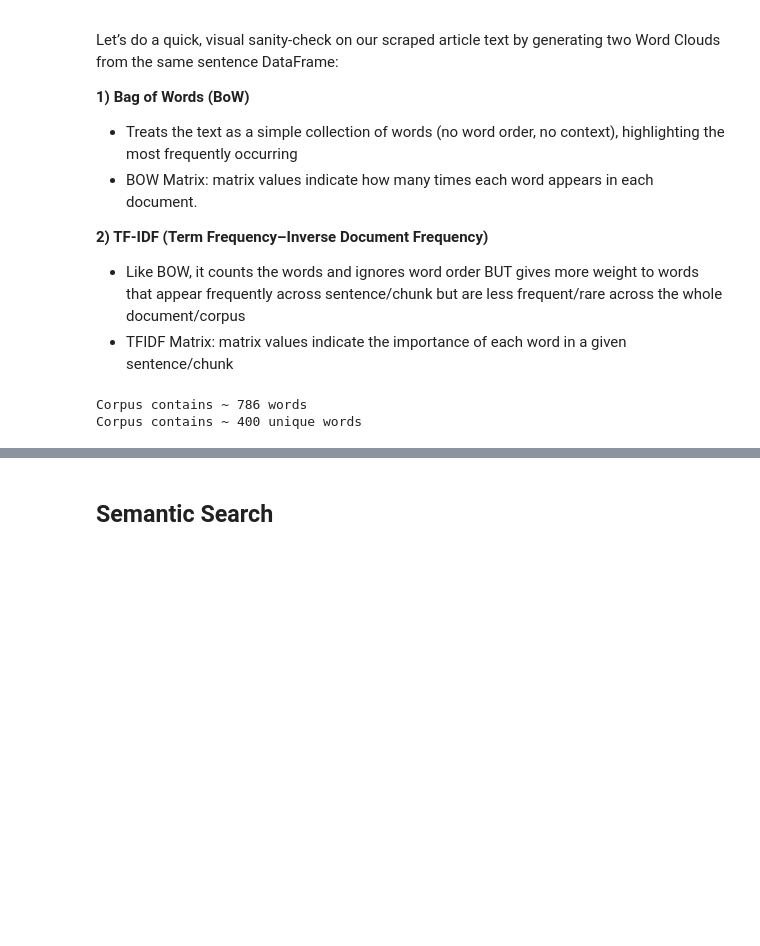
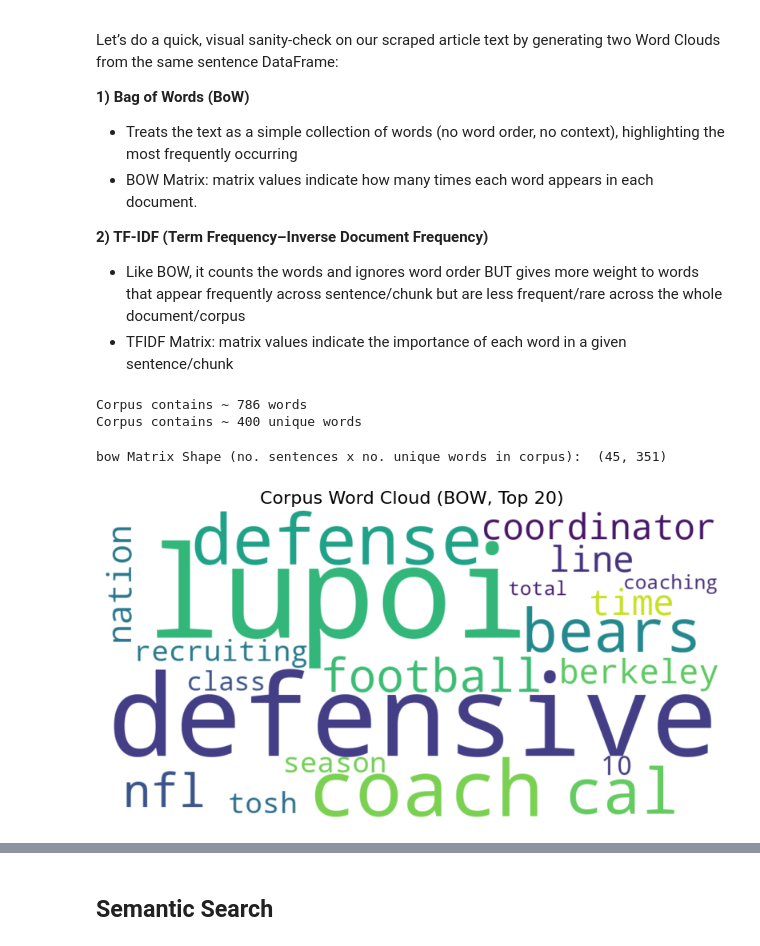
Before and after one commit to toby-gardner-ai/uc-berkeley-aiml-course, a Jupyter notebook: notebooks/mod18_NLP_in_GenAI.ipynb, the cells around one changed output, grey strips where cells are left out. Drawn from its saved outputs; the diff is of its cells as text; code cells hidden in the pictures; blank space fills up the shorter version.

```diff
--- a/notebooks/mod18_NLP_in_GenAI.ipynb
+++ b/notebooks/mod18_NLP_in_GenAI.ipynb
@@ -245,5 +245,8 @@ def word_cloud(df, method = "bow", content_col = "sentence", max_words: int = 20
     plt.title(f"Corpus Word Cloud ({method.upper()}, Top {max_words})", fontsize=16)
     plt.show()
 # %%
-#word_cloud(df, method="bow")
+word_cloud(df, method="bow")
+# %% [output]
+bow Matrix Shape (no. sentences x no. unique words in corpus):  (45, 351)
+[figure, added]
 # %%
```
Also changed, not shown: parts of 3 cells of this notebook.
